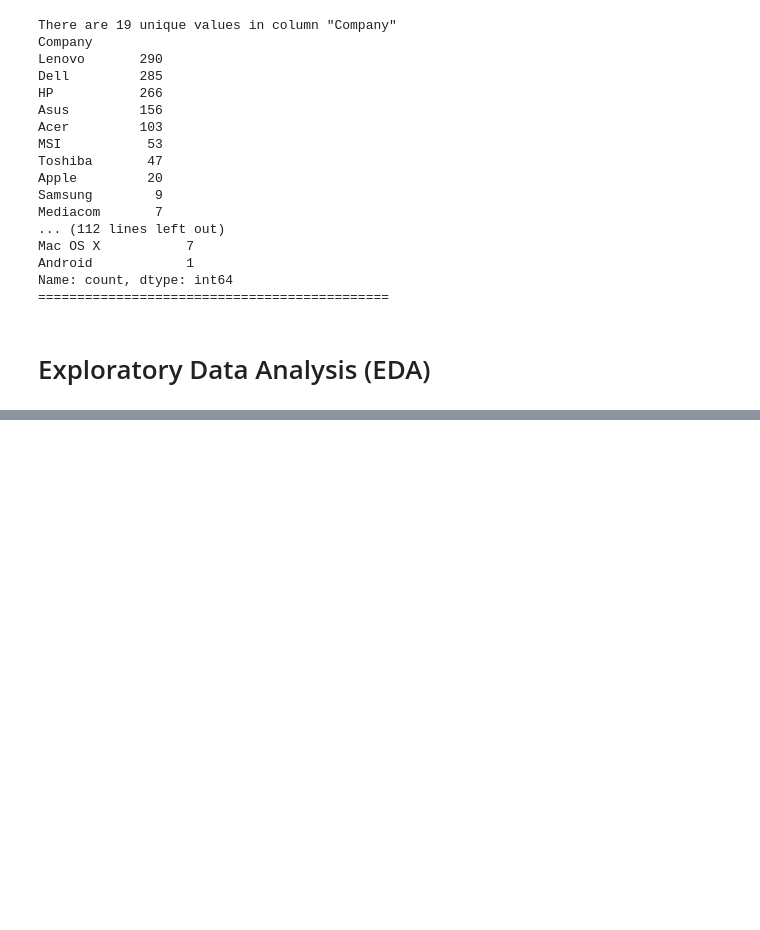
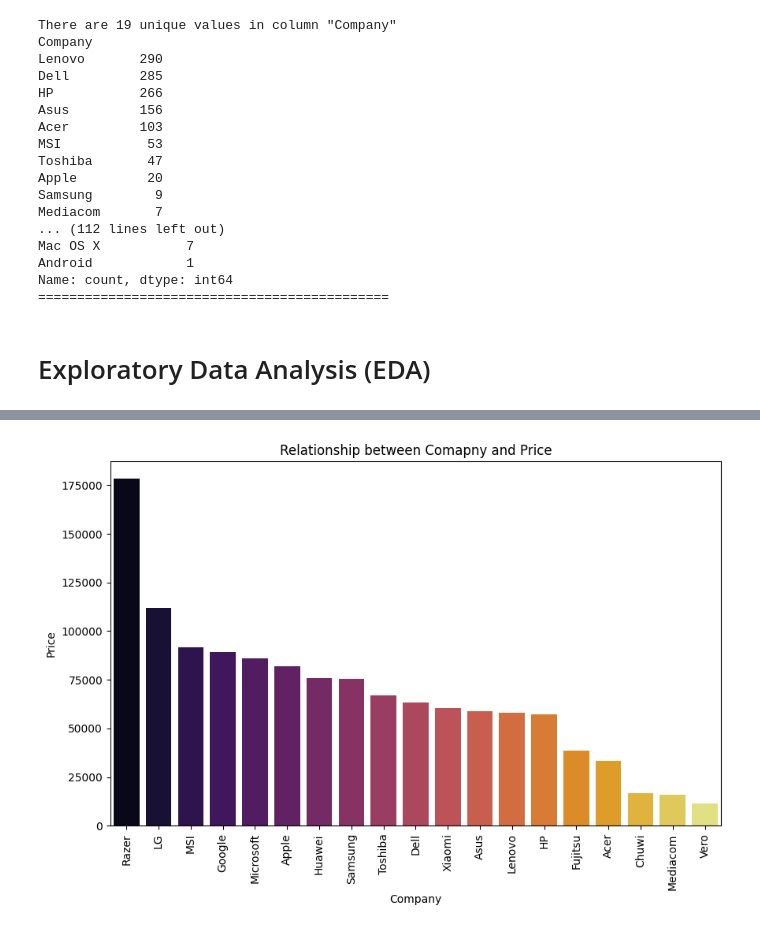
Before and after one commit to Nusrat-96/Laptop_Price_Prediction, a Jupyter notebook: notebook/EDA_of_dataset.ipynb, the cells around one changed output, grey strips where cells are left out. Drawn from its saved outputs; the diff is of its cells as text; code cells hidden in the pictures; blank space fills up the shorter version.

```diff
--- a/notebook/EDA_of_dataset.ipynb
+++ b/notebook/EDA_of_dataset.ipynb
@@ -197,0 +208,9 @@ data.describe()
+# %%
+Companis = data ["Company"].unique()
+print (f"Number of company: {len(Companis)} \n {Companis}")
+
+print ("==============================================")
+
+print ("The relation between company name and Price (mean): \n")
+companies_relation = data.groupby("Company")["Price"].mean().sort_values(ascending=False)
+companies_relation
@@ -197,0 +241,17 @@ data.describe()
+# %%
+plt.figure(figsize=(10,6))
+sns.barplot(
+    x=companies_relation.index,
+    y=companies_relation.values,
+    hue=companies_relation.index,  # Required for palette
+    palette='inferno',
+    dodge=False,  # Avoid grouped bars
+    legend=False   # Hide legend if redundant
+)
+plt.xlabel("Company")
+plt.ylabel("Price")
+plt.xticks(rotation=90)
+plt.title("Relationship between Comapny and Price")
+plt.show()
+# %% [output]
+[figure, added]
```
Also changed, not shown: parts of 11 cells of this notebook.
